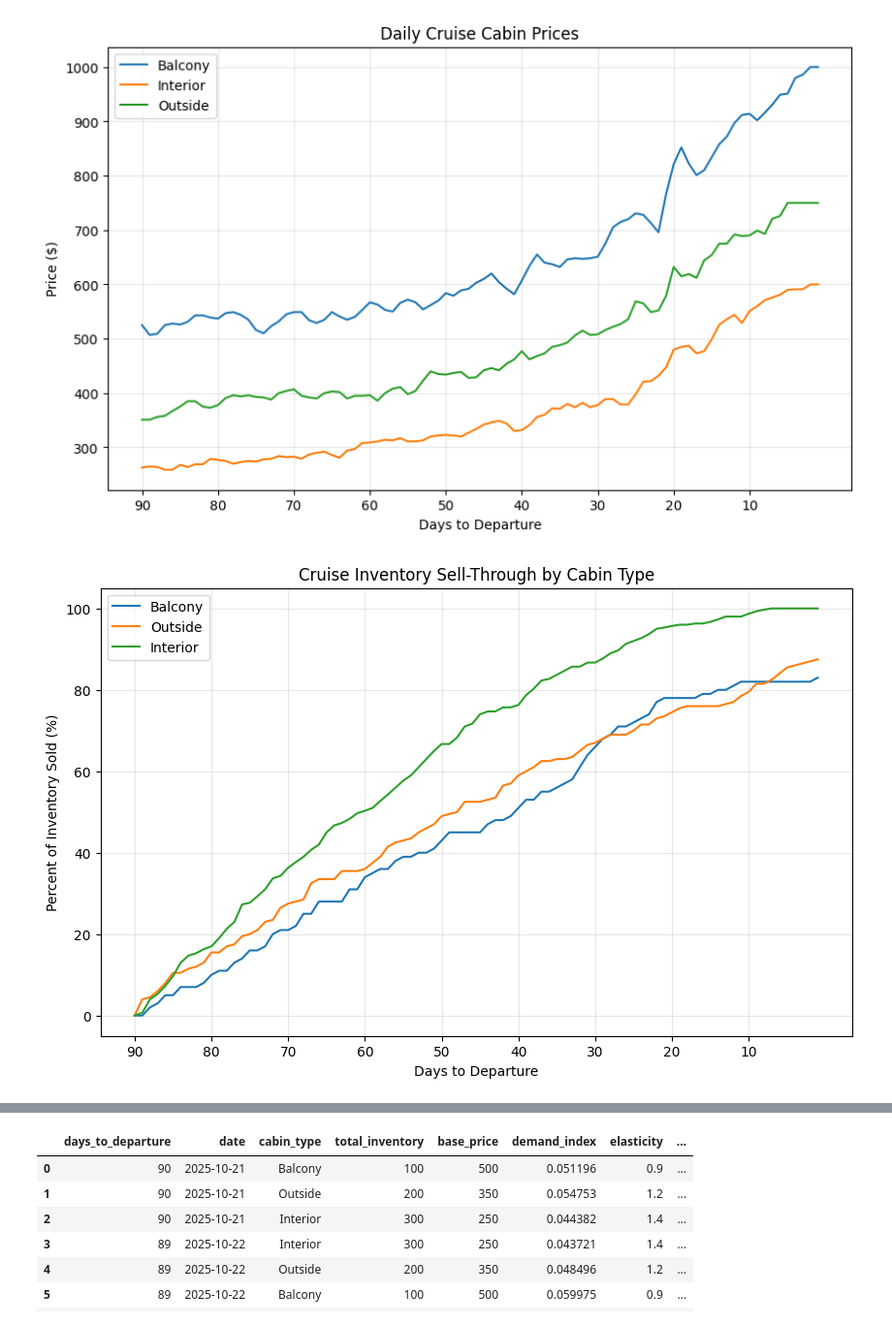
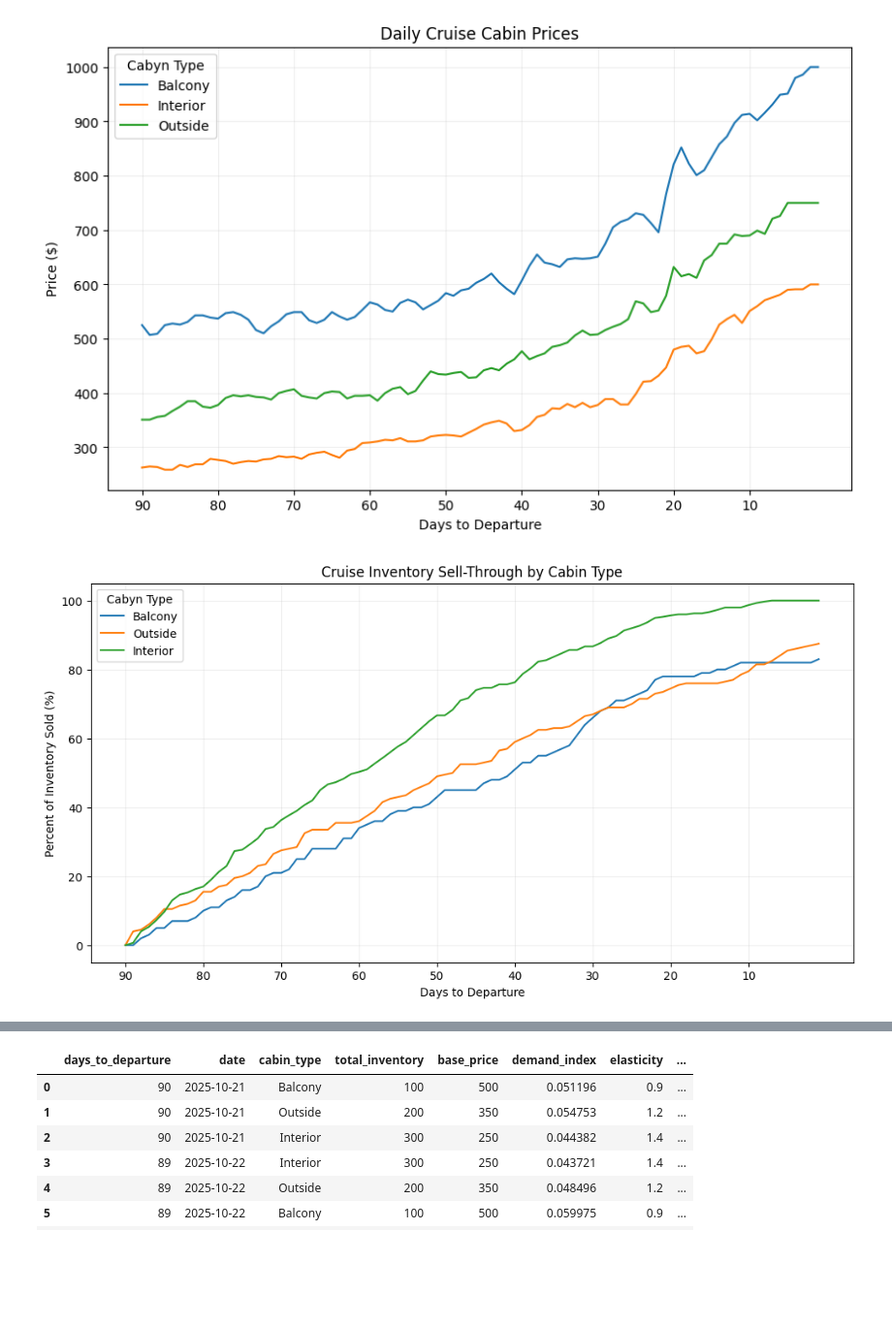
Before and after one commit to akioazevedo/cruise-revenue-management, a Jupyter notebook: notebooks/02_synthetic_data_generation.ipynb, the cells around one changed output, grey strips where cells are left out. Shown: that part at 97% size. Cells and saved outputs as stored; diff of their text form; code cells hidden in the pictures; blank space fills up the shorter version.

```diff
--- a/notebooks/02_synthetic_data_generation.ipynb
+++ b/notebooks/02_synthetic_data_generation.ipynb
@@ -201,44 +212,52 @@ plt.gca().invert_xaxis()
 plt.xlabel("Days to Departure")
 plt.ylabel("Price ($)")
 plt.title("Daily Cruise Cabin Prices")
-plt.legend()
-plt.grid(alpha=0.3)
+plt.legend(title= "Cabyn Type")
+plt.grid(alpha=0.2)
+plt.savefig(
+    "../figures/02_Daily_Cruise_Cabin_Prices.png",
+    dpi=300,
+    bbox_inches="tight")
 plt.show()
 # %% [output]
-[figure, old version]
+[figure, new version]
 # %%
 df["pct_sold"] = (
     (1 - df["remaining_inventory"] / df["total_inventory"]
 ) * 100).round(1)
 # %%
-plt.figure(figsize=(10, 6))
+plt.figure(figsize=(12, 6))
 
 for cabin in df["cabin_type"].unique():
     subset = df[df["cabin_type"] == cabin]
     plt.plot(
         subset["days_to_departure"],
         subset["pct_sold"],
         label=cabin
     )
 
 # x-axis formatting
 ticks = list(range(
     df["days_to_departure"].max(),
     df["days_to_departure"].min() - 1,
     -10
 ))
 
 plt.xticks(ticks)
 plt.gca().invert_xaxis()
 
 plt.xlabel("Days to Departure")
 plt.ylabel("Percent of Inventory Sold (%)")
 plt.title("Cruise Inventory Sell-Through by Cabin Type")
-plt.legend()
-plt.grid(alpha=0.3)
+plt.legend(title="Cabyn Type")
+plt.grid(alpha=0.2)
+plt.savefig(
+    "../figures/02_Cruise_Inventory_by_Cabin_Type.png",
+    dpi=300,
+    bbox_inches="tight")
 plt.show()
 # %% [output]
-[figure, old version]
+[figure, new version]
 # %%
 analysis_df = df.sort_values(
     ["cabin_type", "days_to_departure"],
```
Also changed, not shown: parts of 8 cells of this notebook, 18 other files.
